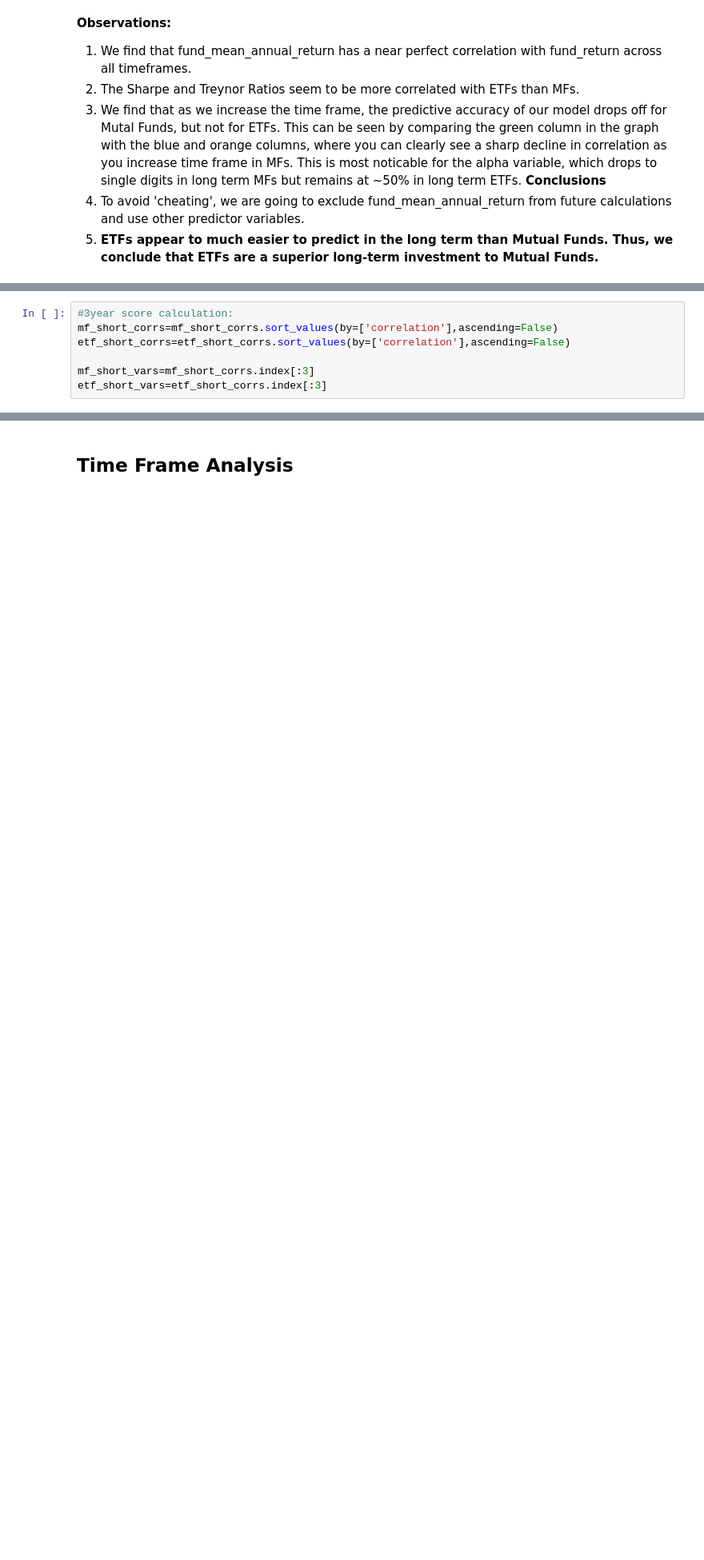
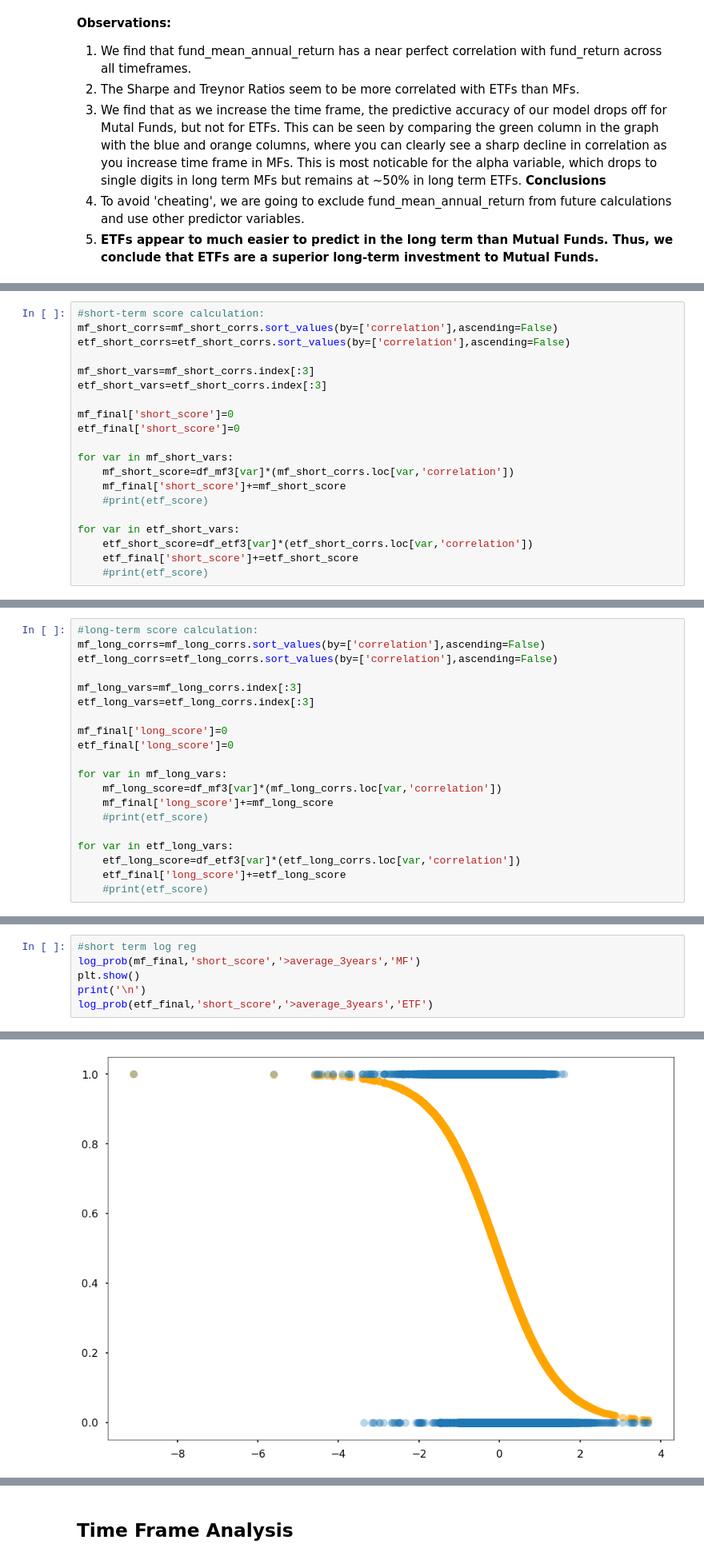
Before and after one commit to ctr48/Info2950FinalProject, a Jupyter notebook: May11V1.ipynb, the cells around one changed output, grey strips where cells are left out. Shown at 80% size. Drawn from its saved outputs; the diff is of its cells as text; blank space fills up the shorter version.

```diff
--- a/May11V1.ipynb
+++ b/May11V1.ipynb
@@ -1217,7 +1191,20 @@ etf_long_corrs.drop(labels=['fund_mean_annual_return'],axis=0,inplace=True)
 # %%
-#3year score calculation:
+#short-term score calculation:
 mf_short_corrs=mf_short_corrs.sort_values(by=['correlation'],ascending=False)
 etf_short_corrs=etf_short_corrs.sort_values(by=['correlation'],ascending=False)
 
 mf_short_vars=mf_short_corrs.index[:3]
 etf_short_vars=etf_short_corrs.index[:3]
+
+mf_final['short_score']=0
+etf_final['short_score']=0
+
+for var in mf_short_vars:
+    mf_short_score=df_mf3[var]*(mf_short_corrs.loc[var,'correlation'])
+    mf_final['short_score']+=mf_short_score
+    #print(etf_score)
+
+for var in etf_short_vars:
+    etf_short_score=df_etf3[var]*(etf_short_corrs.loc[var,'correlation'])
+    etf_final['short_score']+=etf_short_score
+    #print(etf_score)
@@ -1299,0 +1231,20 @@ KeyError: 'correlation'
+# %%
+#long-term score calculation:
+mf_long_corrs=mf_long_corrs.sort_values(by=['correlation'],ascending=False)
+etf_long_corrs=etf_long_corrs.sort_values(by=['correlation'],ascending=False)
+
+mf_long_vars=mf_long_corrs.index[:3]
+etf_long_vars=etf_long_corrs.index[:3]
+
+mf_final['long_score']=0
+etf_final['long_score']=0
+
+for var in mf_long_vars:
+    mf_long_score=df_mf3[var]*(mf_long_corrs.loc[var,'correlation'])
+    mf_final['long_score']+=mf_long_score
+    #print(etf_score)
+
+for var in etf_long_vars:
+    etf_long_score=df_etf3[var]*(etf_long_corrs.loc[var,'correlation'])
+    etf_final['long_score']+=etf_long_score
+    #print(etf_score)
@@ -1299,0 +1265,7 @@ KeyError: 'correlation'
+# %%
+#short term log reg
+log_prob(mf_final,'short_score','>average_3years','MF')
+plt.show()
+print('\n')
+log_prob(etf_final,'short_score','>average_3years','ETF')
+# %% [output]
@@ -1299,0 +1275 @@ KeyError: 'correlation'
+[figure, added]
```
Also changed, not shown: parts of 22 cells of this notebook.
